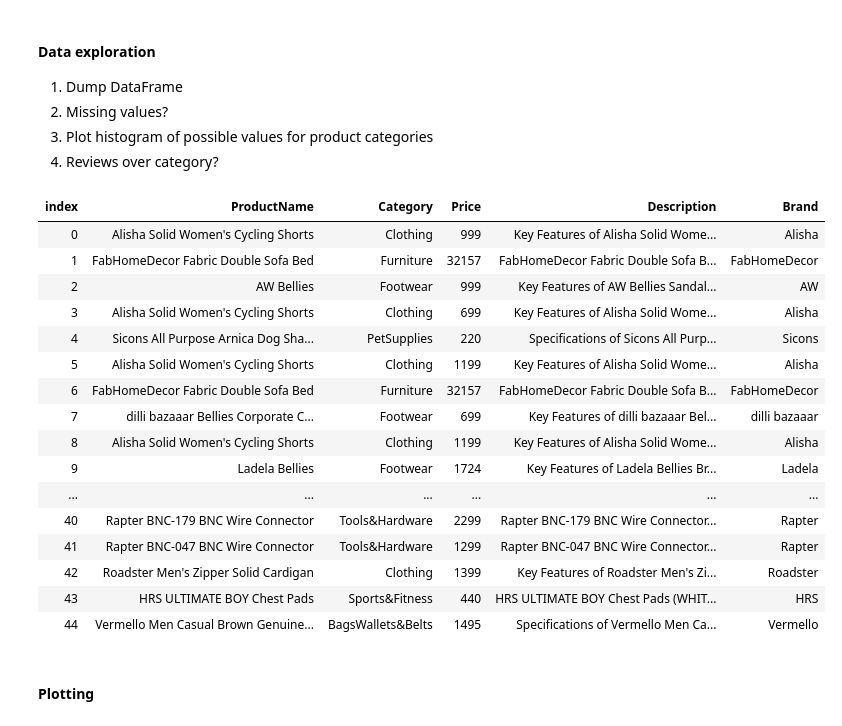
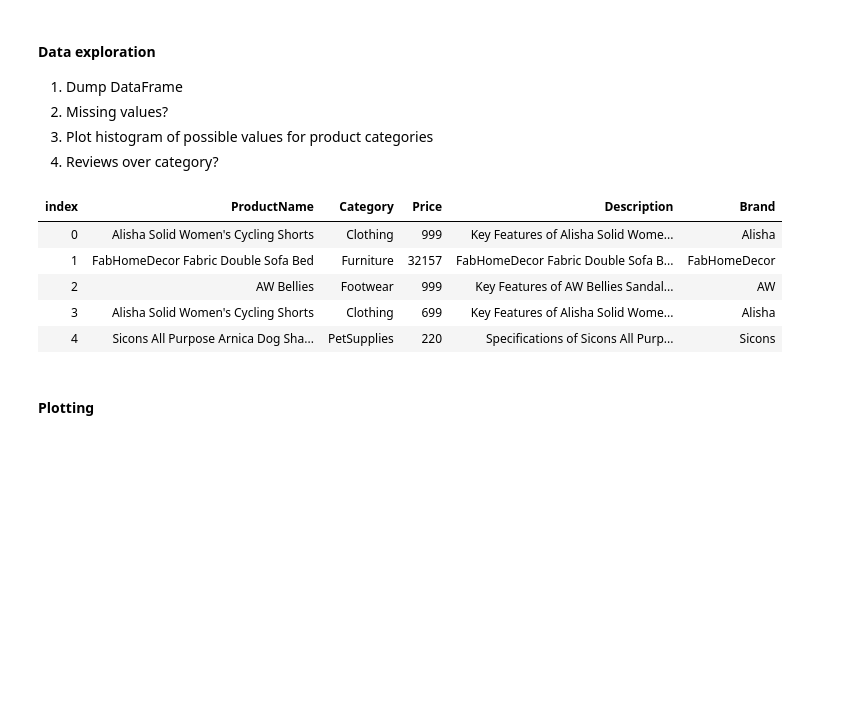
Before and after one commit to aslotte/mlnet-jupyter, a Jupyter notebook: src/Multi-class classification - Product category.ipynb, the cells around one changed output. Saved outputs shown, nothing was run; the diff lists cells and outputs as text; code cells hidden in the pictures; blank space fills up the shorter version.

```diff
--- a/src/Multi-class classification - Product category.ipynb
+++ b/src/Multi-class classification - Product category.ipynb
@@ -56,28 +56,17 @@ IDataView dataView = mlContext.Data.LoadFromTextFile<ProductInformation>(dataPat
 4. Reviews over category?
 # %%
 var rows = mlContext.Data.CreateEnumerable<ProductInformation>(dataView, reuseRowObject: false)
-                    .Take(45)
+                    .Take(5)
                     .ToList();
 
 display(rows);
 # %% [output]
 | index | ProductName | Category | Price | Description | Brand |
 | 0 | Alisha Solid Women's Cycling Shorts | Clothing | 999 | Key Features of Alisha Solid Wome... | Alisha |
 | 1 | FabHomeDecor Fabric Double Sofa Bed | Furniture | 32157 | FabHomeDecor Fabric Double Sofa B... | FabHomeDecor |
 | 2 | AW Bellies | Footwear | 999 | Key Features of AW Bellies Sandal... | AW |
 | 3 | Alisha Solid Women's Cycling Shorts | Clothing | 699 | Key Features of Alisha Solid Wome... | Alisha |
 | 4 | Sicons All Purpose Arnica Dog Sha... | PetSupplies | 220 | Specifications of Sicons All Purp... | Sicons |
-| 5 | Alisha Solid Women's Cycling Shorts | Clothing | 1199 | Key Features of Alisha Solid Wome... | Alisha |
-| 6 | FabHomeDecor Fabric Double Sofa Bed | Furniture | 32157 | FabHomeDecor Fabric Double Sofa B... | FabHomeDecor |
-| 7 | dilli bazaaar Bellies Corporate C... | Footwear | 699 | Key Features of dilli bazaaar Bel... | dilli bazaaar |
-| 8 | Alisha Solid Women's Cycling Shorts | Clothing | 1199 | Key Features of Alisha Solid Wome... | Alisha |
-| 9 | Ladela Bellies | Footwear | 1724 | Key Features of Ladela Bellies Br... | Ladela |
-| ... | ... | ... | ... | ... | ... |
-| 40 | Rapter BNC-179 BNC Wire Connector | Tools&Hardware | 2299 | Rapter BNC-179 BNC Wire Connector... | Rapter |
-| 41 | Rapter BNC-047 BNC Wire Connector | Tools&Hardware | 1299 | Rapter BNC-047 BNC Wire Connector... | Rapter |
-| 42 | Roadster Men's Zipper Solid Cardigan | Clothing | 1399 | Key Features of Roadster Men's Zi... | Roadster |
-| 43 | HRS ULTIMATE BOY Chest Pads | Sports&Fitness | 440 | HRS ULTIMATE BOY Chest Pads (WHIT... | HRS |
-| 44 | Vermello Men Casual Brown Genuine... | BagsWallets&Belts | 1495 | Specifications of Vermello Men Ca... | Vermello |
 # %% [markdown]
 #### Plotting
 # %%
```
Also changed, not shown: parts of 1 cell of this notebook.
